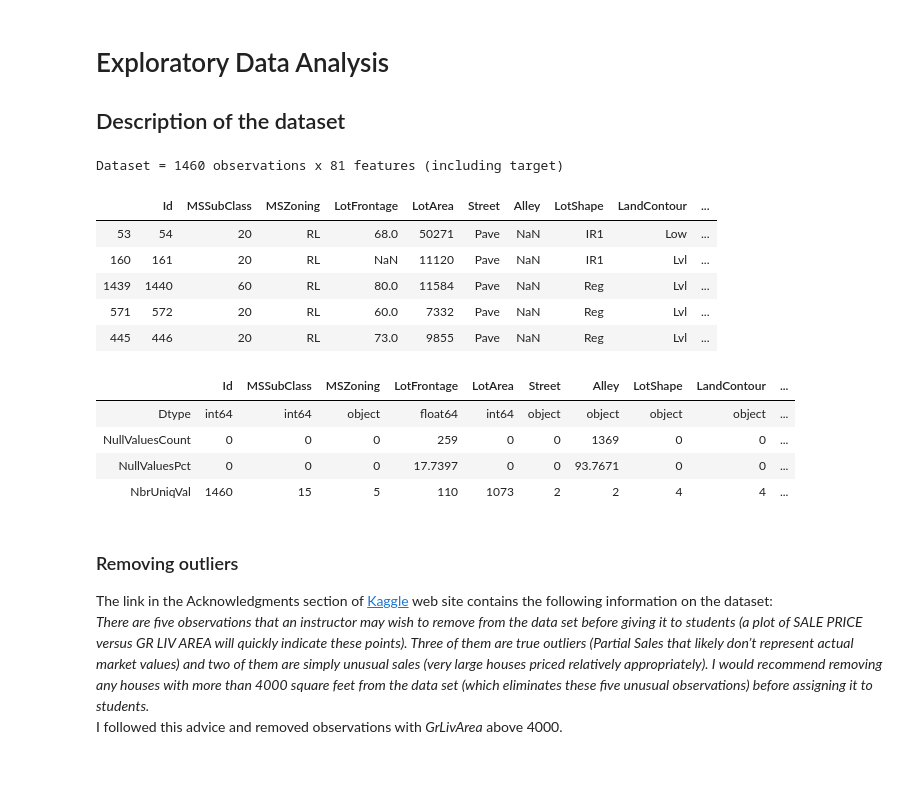
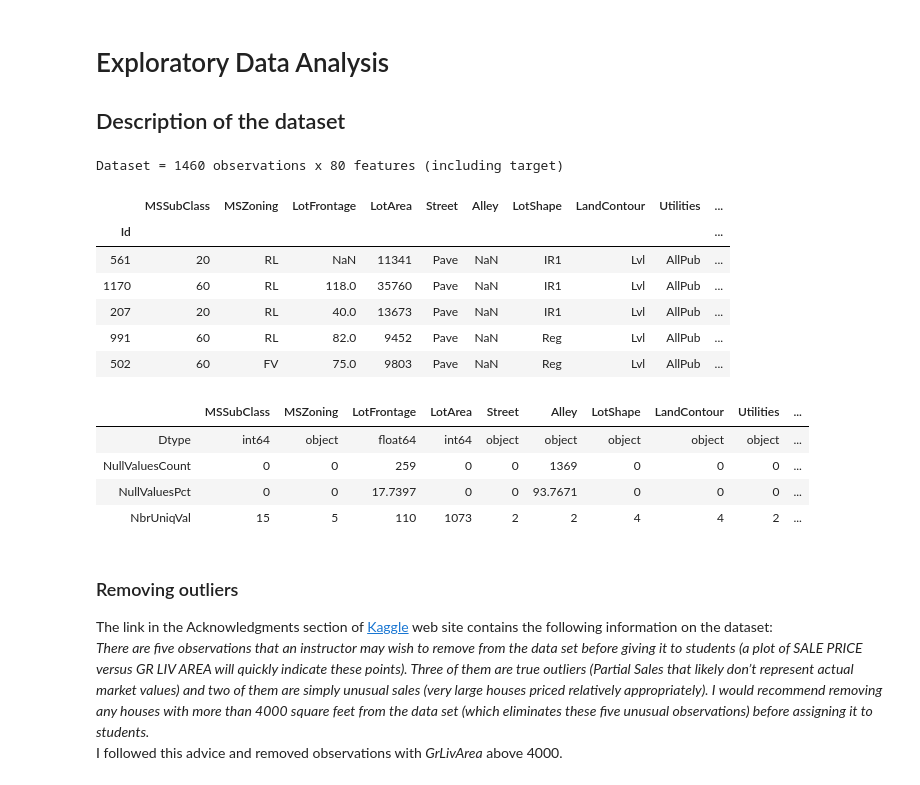
Before and after one commit to cedric-bertrand/DS-py, a Jupyter notebook: house_prices/house_prices.ipynb, the cells around one changed output. Drawn from its saved outputs; the diff is of its cells as text; code cells hidden in the pictures.

```diff
--- a/house_prices/house_prices.ipynb
+++ b/house_prices/house_prices.ipynb
@@ -23,39 +33,40 @@ from sklearn.model_selection import cross_validate
 pd.set_option('display.max_columns', None)
 # %%
 #read the dataset
-train = pd.read_csv('./input/train.csv')
-test = pd.read_csv('./input/test.csv')
+data_train = pd.read_csv('./input/train.csv', index_col='Id')
+data_submission = pd.read_csv('./input/test.csv', index_col='Id')
 # %% [markdown]
 # Exploratory Data Analysis
 
 ## Description of the dataset
 # %%
-print('Dataset = {:d} observations x {:d} features (including target)'.format(train.shape[0], train.shape[1]))
-train.sample(5)
+print('Dataset = {:d} observations x {:d} features (including target)'.format(data_train.shape[0], data_train.shape[1]))
+data_train.sample(5)
 # %% [output]
-Dataset = 1460 observations x 81 features (including target)
+Dataset = 1460 observations x 80 features (including target)
-|  | Id | MSSubClass | MSZoning | LotFrontage | LotArea | Street | Alley | LotShape | LandContour | ... |
-| 53 | 54 | 20 | RL | 68.0 | 50271 | Pave | NaN | IR1 | Low | ... |
-| 160 | 161 | 20 | RL | NaN | 11120 | Pave | NaN | IR1 | Lvl | ... |
-| 1439 | 1440 | 60 | RL | 80.0 | 11584 | Pave | NaN | Reg | Lvl | ... |
-| 571 | 572 | 20 | RL | 60.0 | 7332 | Pave | NaN | Reg | Lvl | ... |
-| 445 | 446 | 20 | RL | 73.0 | 9855 | Pave | NaN | Reg | Lvl | ... |
+|  | MSSubClass | MSZoning | LotFrontage | LotArea | Street | Alley | LotShape | LandContour | Utilities | ... |
+| Id |  |  |  |  |  |  |  |  |  | ... |
+| 561 | 20 | RL | NaN | 11341 | Pave | NaN | IR1 | Lvl | AllPub | ... |
+| 1170 | 60 | RL | 118.0 | 35760 | Pave | NaN | IR1 | Lvl | AllPub | ... |
+| 207 | 20 | RL | 40.0 | 13673 | Pave | NaN | IR1 | Lvl | AllPub | ... |
+| 991 | 60 | RL | 82.0 | 9452 | Pave | NaN | Reg | Lvl | AllPub | ... |
+| 502 | 60 | FV | 75.0 | 9803 | Pave | NaN | Reg | Lvl | AllPub | ... |
 # %%
 # computing basic statistics
-summary = pd.DataFrame(np.array([train.dtypes,
-                                 train.isnull().sum(),
-                                 train.isnull().sum() / train.shape[0] * 100,
-                                 train.nunique()]),
+summary = pd.DataFrame(np.array([data_train.dtypes,
+                                 data_train.isnull().sum(),
+                                 data_train.isnull().sum() / data_train.shape[0] * 100,
+                                 data_train.nunique()]),
                        index=['Dtype', 'NullValuesCount', 'NullValuesPct', 'NbrUniqVal'],
-                       columns=np.array(list(train)))
+                       columns=np.array(list(data_train)))
 
 display(summary)
 # %% [output]
-|  | Id | MSSubClass | MSZoning | LotFrontage | LotArea | Street | Alley | LotShape | LandContour | ... |
-| Dtype | int64 | int64 | object | float64 | int64 | object | object | object | object | ... |
-| NullValuesCount | 0 | 0 | 0 | 259 | 0 | 0 | 1369 | 0 | 0 | ... |
-| NullValuesPct | 0 | 0 | 0 | 17.7397 | 0 | 0 | 93.7671 | 0 | 0 | ... |
-| NbrUniqVal | 1460 | 15 | 5 | 110 | 1073 | 2 | 2 | 4 | 4 | ... |
+|  | MSSubClass | MSZoning | LotFrontage | LotArea | Street | Alley | LotShape | LandContour | Utilities | ... |
+| Dtype | int64 | object | float64 | int64 | object | object | object | object | object | ... |
+| NullValuesCount | 0 | 0 | 259 | 0 | 0 | 1369 | 0 | 0 | 0 | ... |
+| NullValuesPct | 0 | 0 | 17.7397 | 0 | 0 | 93.7671 | 0 | 0 | 0 | ... |
+| NbrUniqVal | 15 | 5 | 110 | 1073 | 2 | 2 | 4 | 4 | 2 | ... |
 # %% [markdown]
 ### Removing outliers
 The link in the Acknowledgments section of [Kaggle](https://www.kaggle.com/c/house-prices-advanced-regression-techniques "House Prices: Advanced Regression Techniques") web site contains the following information on the dataset:
```
Also changed, not shown: parts of 30 cells of this notebook.
